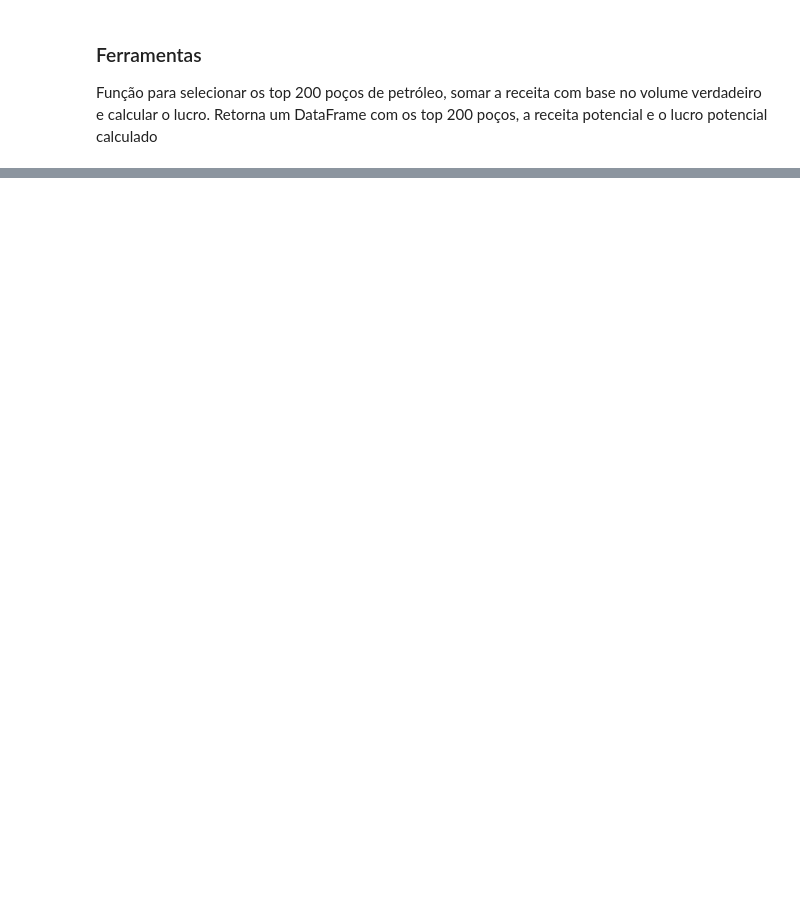
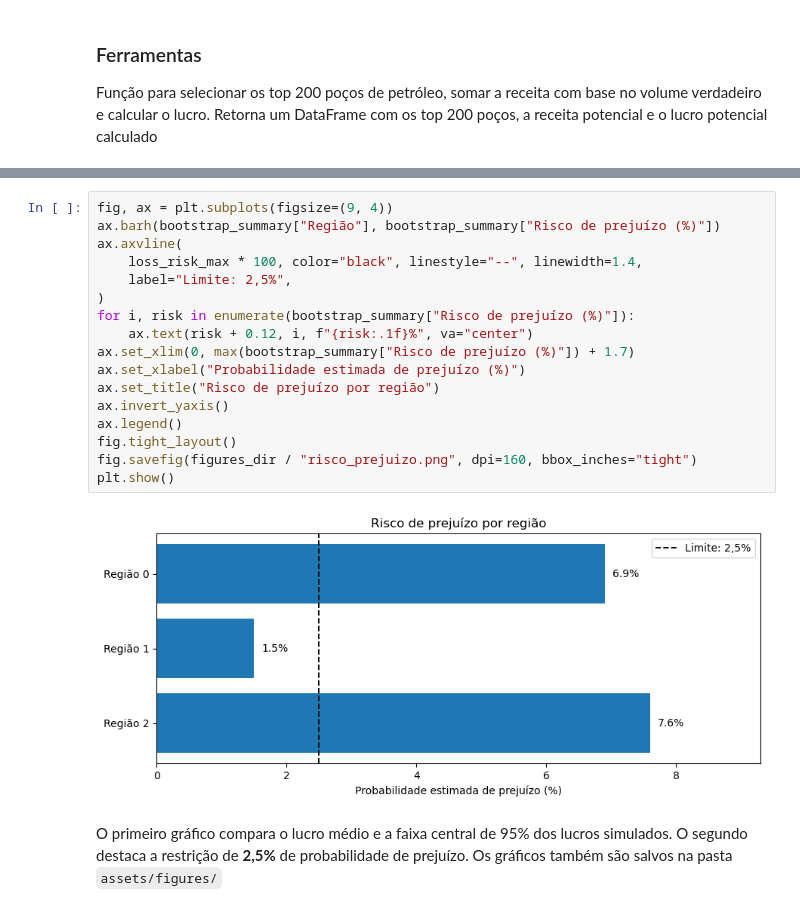
Before and after one commit to danendless/TT-Sprint10-Project, a Jupyter notebook: notebooks/sprint10_project.ipynb, the cells around one changed output, grey strips where cells are left out. Cells and saved outputs as stored; diff of their text form; blank space fills up the shorter version.

```diff
--- a/notebooks/sprint10_project.ipynb
+++ b/notebooks/sprint10_project.ipynb
@@ -491,0 +579,21 @@ Na questão #4, nós selecionamos os 200 melhores poços em valores previstos pe
+# %%
+fig, ax = plt.subplots(figsize=(9, 4))
+ax.barh(bootstrap_summary["Região"], bootstrap_summary["Risco de prejuízo (%)"])
+ax.axvline(
+    loss_risk_max * 100, color="black", linestyle="--", linewidth=1.4,
+    label="Limite: 2,5%",
+)
+for i, risk in enumerate(bootstrap_summary["Risco de prejuízo (%)"]):
+    ax.text(risk + 0.12, i, f"{risk:.1f}%", va="center")
+ax.set_xlim(0, max(bootstrap_summary["Risco de prejuízo (%)"]) + 1.7)
+ax.set_xlabel("Probabilidade estimada de prejuízo (%)")
+ax.set_title("Risco de prejuízo por região")
+ax.invert_yaxis()
+ax.legend()
+fig.tight_layout()
+fig.savefig(figures_dir / "risco_prejuizo.png", dpi=160, bbox_inches="tight")
+plt.show()
+# %% [output]
+[figure, added]
+# %% [markdown]
+O primeiro gráfico compara o lucro médio e a faixa central de 95% dos lucros simulados. O segundo destaca a restrição de **2,5%** de probabilidade de prejuízo. Os gráficos também são salvos na pasta `assets/figures/`
```
Also changed, not shown: parts of 94 cells of this notebook, 5 other files.
